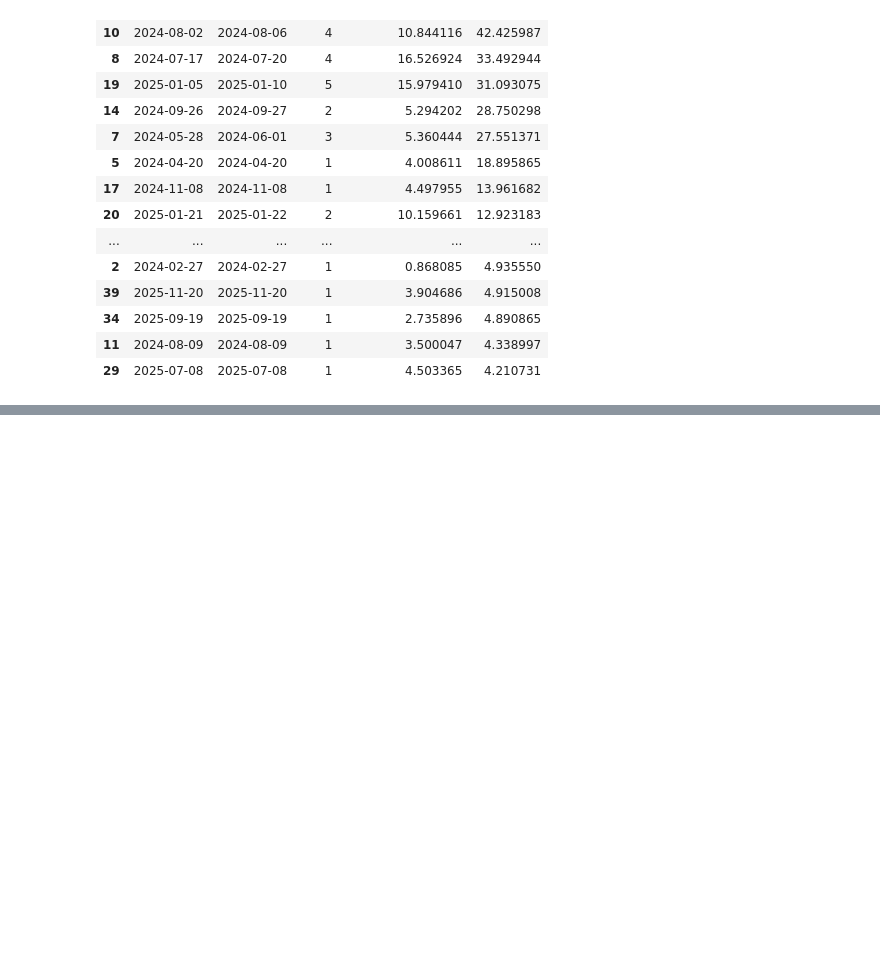
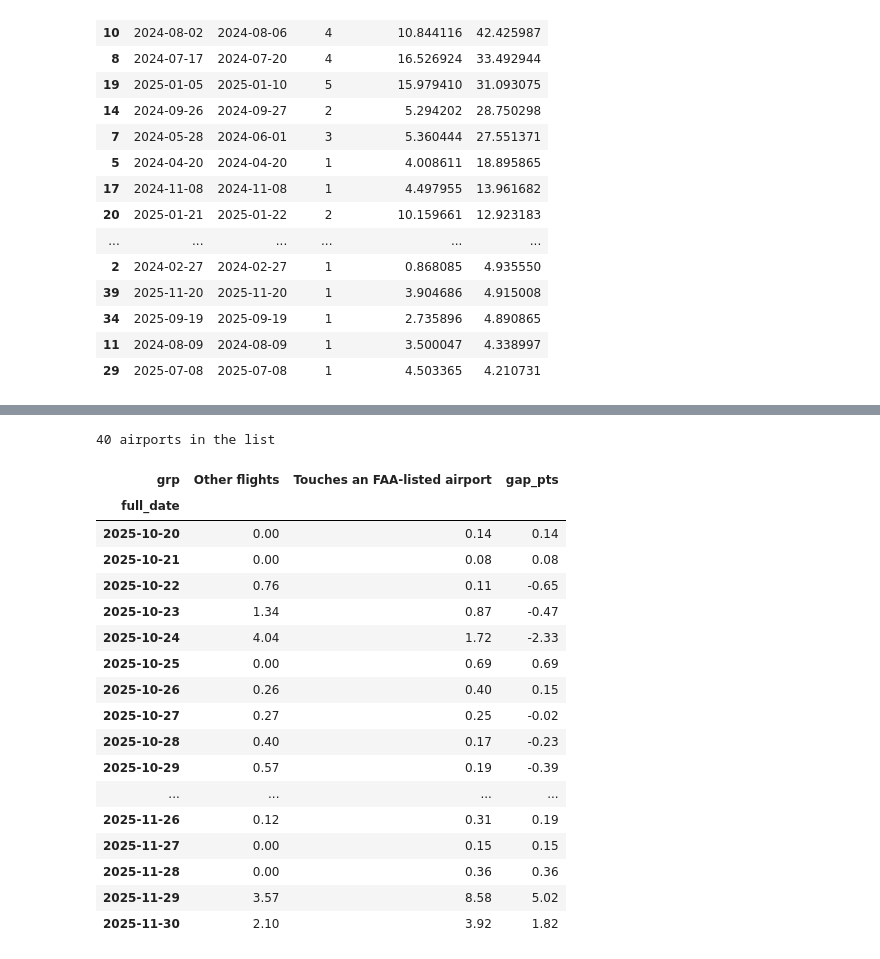
Before and after one commit to Mohamadyounes32/air-traffic-platform, a Jupyter notebook: notebooks/03_event_study.ipynb, the cells around one changed output, grey strips where cells are left out. Cells and saved outputs as stored; diff of their text form; code cells hidden in the pictures; blank space fills up the shorter version.

```diff
--- a/notebooks/03_event_study.ipynb
+++ b/notebooks/03_event_study.ipynb
@@ -113,0 +160,43 @@ events
+# %%
+faa = pd.read_csv(ROOT / "reference" / "faa_reduction_airports_2025.csv")
+codes = faa["airport_code"].str.strip().str.upper().tolist()
+print(len(codes), "airports in the list")
+
+AFFECTED, OTHER = "Touches an FAA-listed airport", "Other flights"
+
+by_group = q("""
+SELECT full_date,
+       CASE WHEN origin = ANY(:codes) OR dest = ANY(:codes) THEN :affected ELSE :other END AS grp,
+       COUNT(*)                             AS scheduled,
+       COUNT(*) FILTER (WHERE is_cancelled) AS cancelled
+FROM analytics.v_flights
+WHERE full_date BETWEEN DATE '2025-10-20' AND DATE '2025-11-30'
+GROUP BY 1, 2
+ORDER BY 1, 2
+""", {"codes": codes, "affected": AFFECTED, "other": OTHER})
+
+by_group["full_date"] = pd.to_datetime(by_group["full_date"])
+by_group["pct_cancelled"] = 100.0 * by_group["cancelled"] / by_group["scheduled"]
+wide = by_group.pivot(index="full_date", columns="grp", values="pct_cancelled")
+wide["gap_pts"] = wide[AFFECTED] - wide[OTHER]
+wide.round(2)
+# %% [output]
+40 airports in the list
+| grp | Other flights | Touches an FAA-listed airport | gap_pts |
+| full_date |  |  |  |
+| 2025-10-20 | 0.00 | 0.14 | 0.14 |
+| 2025-10-21 | 0.00 | 0.08 | 0.08 |
+| 2025-10-22 | 0.76 | 0.11 | -0.65 |
+| 2025-10-23 | 1.34 | 0.87 | -0.47 |
+| 2025-10-24 | 4.04 | 1.72 | -2.33 |
+| 2025-10-25 | 0.00 | 0.69 | 0.69 |
+| 2025-10-26 | 0.26 | 0.40 | 0.15 |
+| 2025-10-27 | 0.27 | 0.25 | -0.02 |
+| 2025-10-28 | 0.40 | 0.17 | -0.23 |
+| 2025-10-29 | 0.57 | 0.19 | -0.39 |
+| ... | ... | ... | ... |
+| 2025-11-26 | 0.12 | 0.31 | 0.19 |
+| 2025-11-27 | 0.00 | 0.15 | 0.15 |
+| 2025-11-28 | 0.00 | 0.36 | 0.36 |
+| 2025-11-29 | 3.57 | 8.58 | 5.02 |
+| 2025-11-30 | 2.10 | 3.92 | 1.82 |
```
Also changed, not shown: parts of 4 cells of this notebook, 3 other files.
